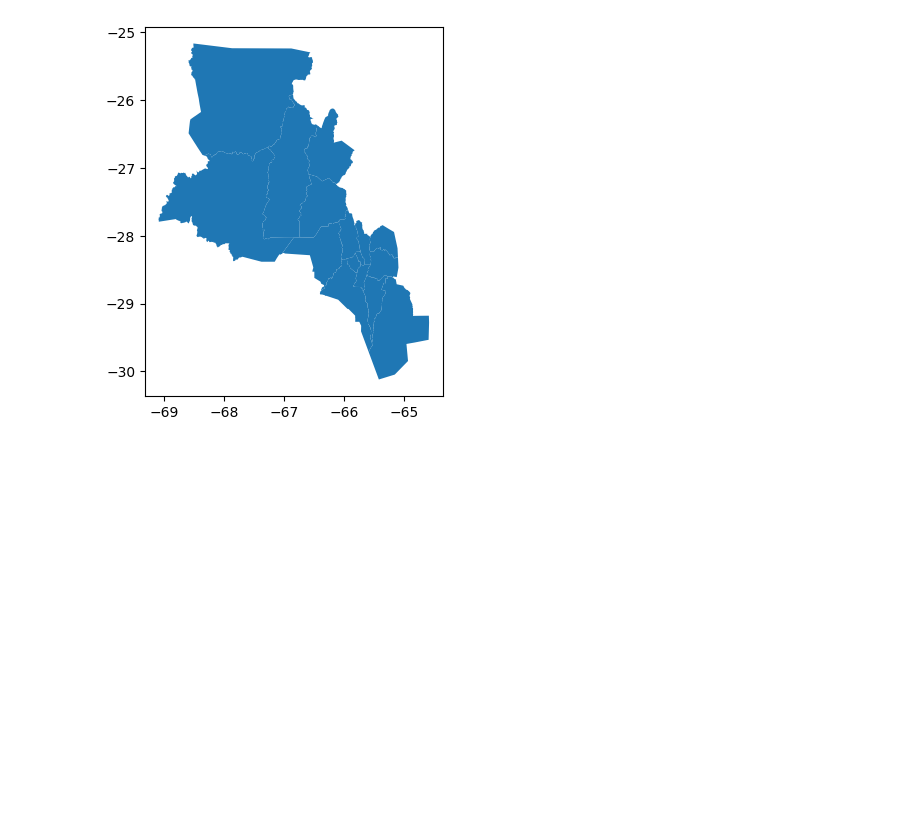
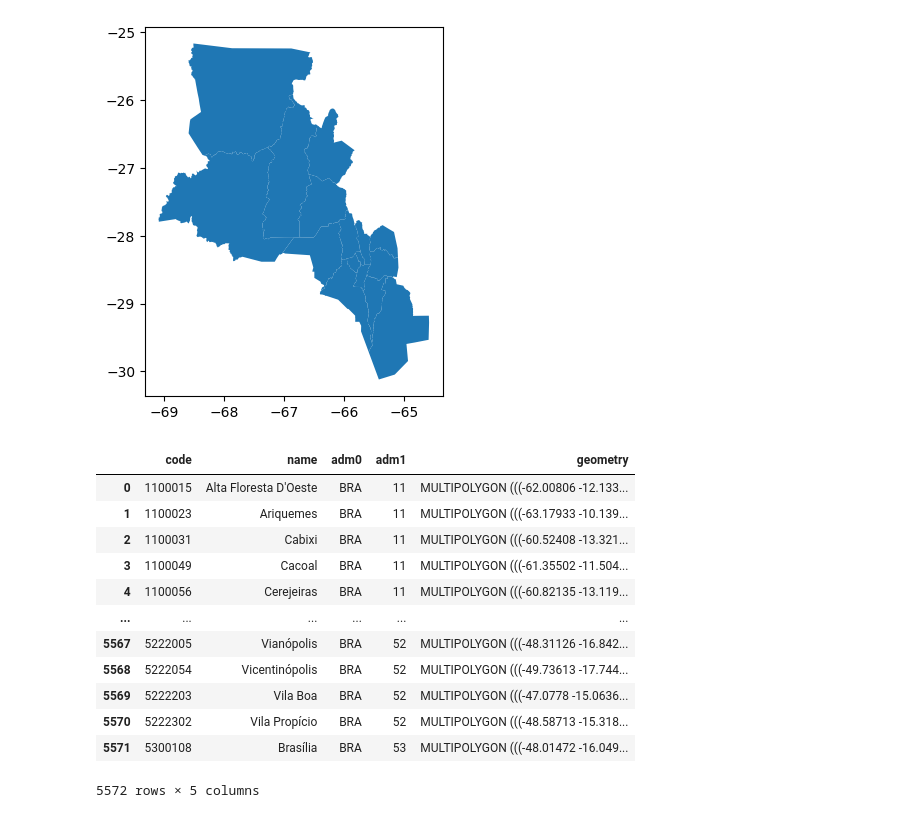
Before and after one commit to osl-incubator/satellite-weather-downloader, a Jupyter notebook: notebooks/002_ADM_usage.ipynb, the cells around one changed output. Drawn from its saved outputs; the diff is of its cells as text; code cells hidden in the pictures; blank space fills up the shorter version.

```diff
--- a/notebooks/002_ADM_usage.ipynb
+++ b/notebooks/002_ADM_usage.ipynb
@@ -83,3 +83,20 @@ df.plot()
 # %% [output]
 <Axes: >
 [figure]
+# %%
+df = pd.concat([adm2.to_dataframe() for adm2 in ADM2.filter(adm0="BRA")]).reset_index(drop=True)
+df
+# %% [output]
+|  | code | name | adm0 | adm1 | geometry |
+| 0 | 1100015 | Alta Floresta D'Oeste | BRA | 11 | MULTIPOLYGON (((-62.00806 -12.133... |
+| 1 | 1100023 | Ariquemes | BRA | 11 | MULTIPOLYGON (((-63.17933 -10.139... |
+| 2 | 1100031 | Cabixi | BRA | 11 | MULTIPOLYGON (((-60.52408 -13.321... |
+| 3 | 1100049 | Cacoal | BRA | 11 | MULTIPOLYGON (((-61.35502 -11.504... |
+| 4 | 1100056 | Cerejeiras | BRA | 11 | MULTIPOLYGON (((-60.82135 -13.119... |
+| ... | ... | ... | ... | ... | ... |
+| 5567 | 5222005 | Vianópolis | BRA | 52 | MULTIPOLYGON (((-48.31126 -16.842... |
+| 5568 | 5222054 | Vicentinópolis | BRA | 52 | MULTIPOLYGON (((-49.73613 -17.744... |
+| 5569 | 5222203 | Vila Boa | BRA | 52 | MULTIPOLYGON (((-47.0778 -15.0636... |
+| 5570 | 5222302 | Vila Propício | BRA | 52 | MULTIPOLYGON (((-48.58713 -15.318... |
+| 5571 | 5300108 | Brasília | BRA | 53 | MULTIPOLYGON (((-48.01472 -16.049... |
+5572 rows × 5 columns
```
Also changed, not shown: parts of 1 cell of this notebook, 26 other files.
